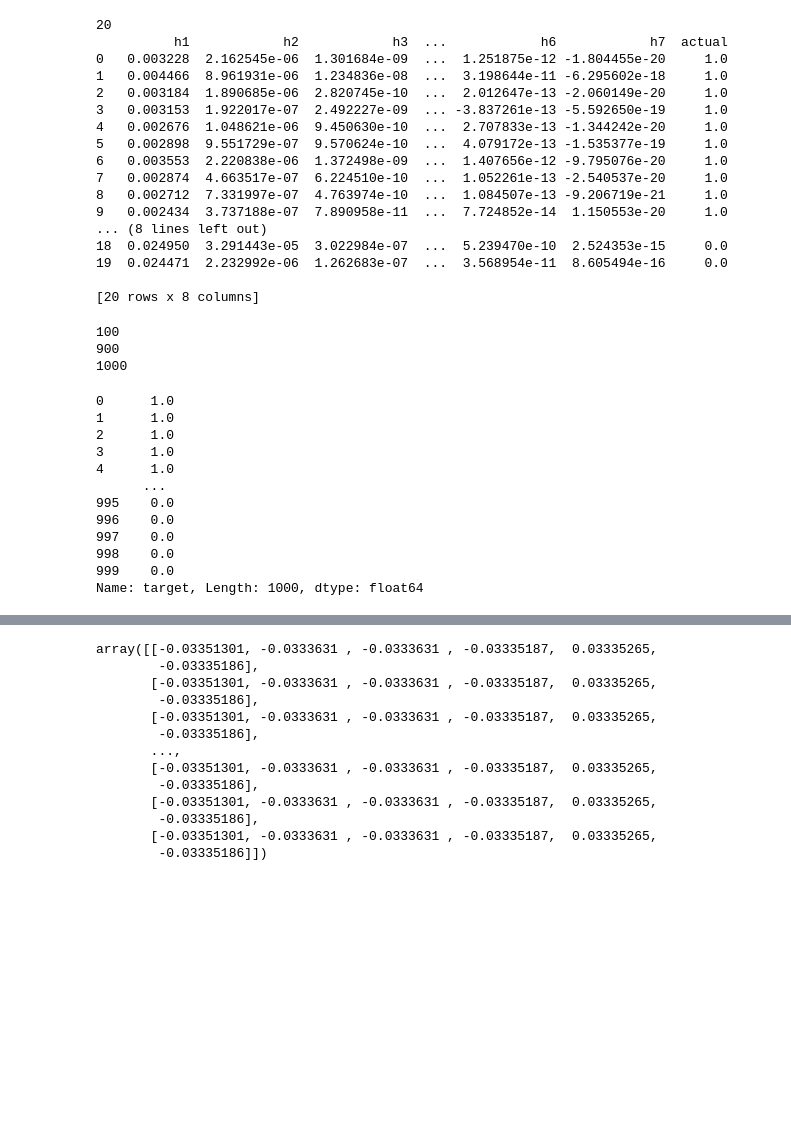
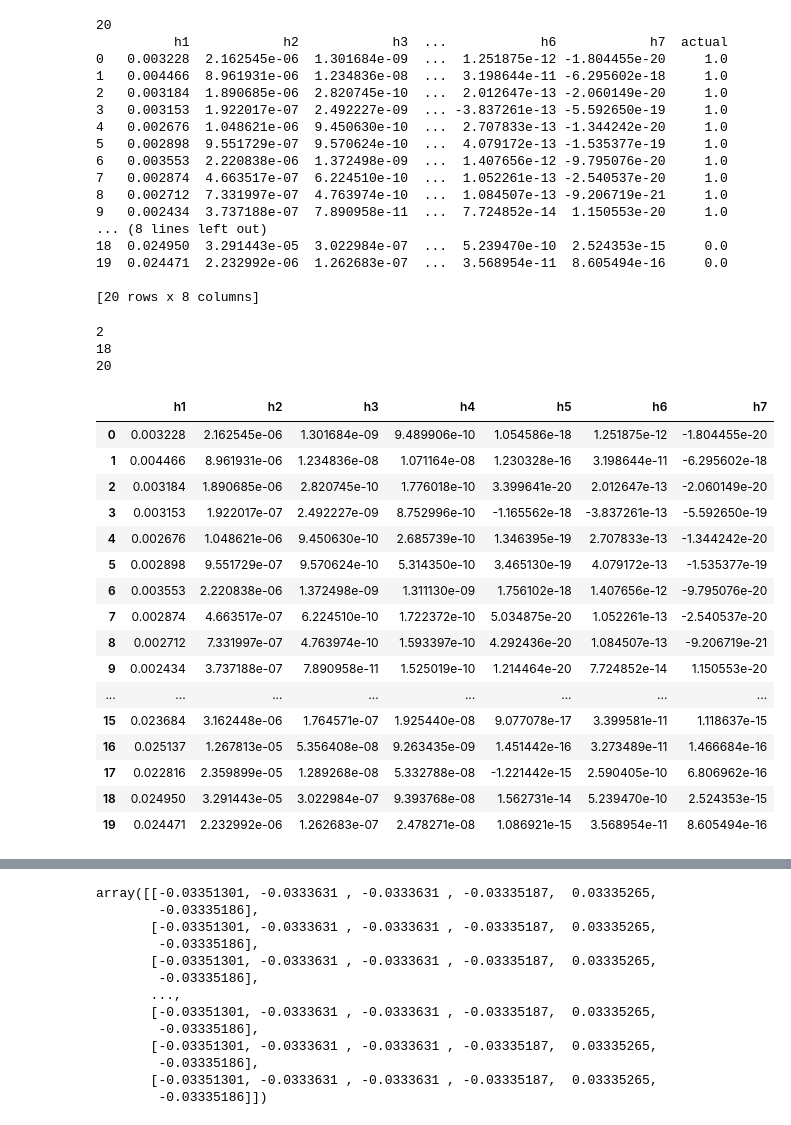
Before and after one commit to HuzainAzis/sobel-humoment-knn, a Jupyter notebook: PraFix.ipynb, the cells around one changed output, grey strips where cells are left out. Cells and saved outputs as stored; diff of their text form; code cells hidden in the pictures; blank space fills up the shorter version.

```diff
--- a/PraFix.ipynb
+++ b/PraFix.ipynb
@@ -175,30 +175,35 @@ for colum in zero_not_accepted:
 # %%
 #split target and attribute
-x = dataset.iloc[:,1:7]
+x = dataset.iloc[:,0:7]
 y = dataset.iloc[:,7]
 
 #split train n test dataset
 x_train, x_test, y_train, y_test = train_test_split(x,y, random_state=0, test_size=0.1)
 print(len(y_test))
 print(len(x_train))
 print(len(dataset))
-y
+x
 # %% [output]
-100
-900
-1000
+2
+18
+20
-0      1.0
-1      1.0
-2      1.0
-3      1.0
-4      1.0
-      ...
-995    0.0
-996    0.0
-997    0.0
-998    0.0
-999    0.0
-Name: target, Length: 1000, dtype: float64
+|  | h1 | h2 | h3 | h4 | h5 | h6 | h7 |
+| 0 | 0.003228 | 2.162545e-06 | 1.301684e-09 | 9.489906e-10 | 1.054586e-18 | 1.251875e-12 | -1.804455e-20 |
+| 1 | 0.004466 | 8.961931e-06 | 1.234836e-08 | 1.071164e-08 | 1.230328e-16 | 3.198644e-11 | -6.295602e-18 |
+| 2 | 0.003184 | 1.890685e-06 | 2.820745e-10 | 1.776018e-10 | 3.399641e-20 | 2.012647e-13 | -2.060149e-20 |
+| 3 | 0.003153 | 1.922017e-07 | 2.492227e-09 | 8.752996e-10 | -1.165562e-18 | -3.837261e-13 | -5.592650e-19 |
+| 4 | 0.002676 | 1.048621e-06 | 9.450630e-10 | 2.685739e-10 | 1.346395e-19 | 2.707833e-13 | -1.344242e-20 |
+| 5 | 0.002898 | 9.551729e-07 | 9.570624e-10 | 5.314350e-10 | 3.465130e-19 | 4.079172e-13 | -1.535377e-19 |
+| 6 | 0.003553 | 2.220838e-06 | 1.372498e-09 | 1.311130e-09 | 1.756102e-18 | 1.407656e-12 | -9.795076e-20 |
+| 7 | 0.002874 | 4.663517e-07 | 6.224510e-10 | 1.722372e-10 | 5.034875e-20 | 1.052261e-13 | -2.540537e-20 |
+| 8 | 0.002712 | 7.331997e-07 | 4.763974e-10 | 1.593397e-10 | 4.292436e-20 | 1.084507e-13 | -9.206719e-21 |
+| 9 | 0.002434 | 3.737188e-07 | 7.890958e-11 | 1.525019e-10 | 1.214464e-20 | 7.724852e-14 | 1.150553e-20 |
+| ... | ... | ... | ... | ... | ... | ... | ... |
+| 15 | 0.023684 | 3.162448e-06 | 1.764571e-07 | 1.925440e-08 | 9.077078e-17 | 3.399581e-11 | 1.118637e-15 |
+| 16 | 0.025137 | 1.267813e-05 | 5.356408e-08 | 9.263435e-09 | 1.451442e-16 | 3.273489e-11 | 1.466684e-16 |
+| 17 | 0.022816 | 2.359899e-05 | 1.289268e-08 | 5.332788e-08 | -1.221442e-15 | 2.590405e-10 | 6.806962e-16 |
+| 18 | 0.024950 | 3.291443e-05 | 3.022984e-07 | 9.393768e-08 | 1.562731e-14 | 5.239470e-10 | 2.524353e-15 |
+| 19 | 0.024471 | 2.232992e-06 | 1.262683e-07 | 2.478271e-08 | 1.086921e-15 | 3.568954e-11 | 8.605494e-16 |
 # %%
 x_train
 x_test
```
Also changed, not shown: parts of 6 cells of this notebook.
